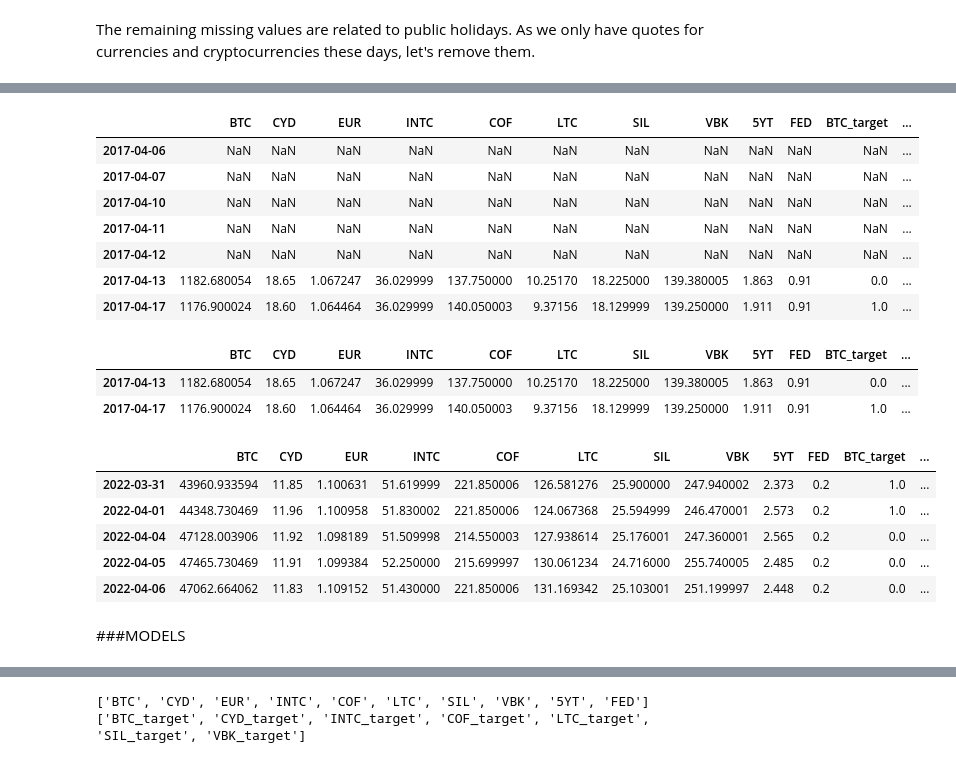
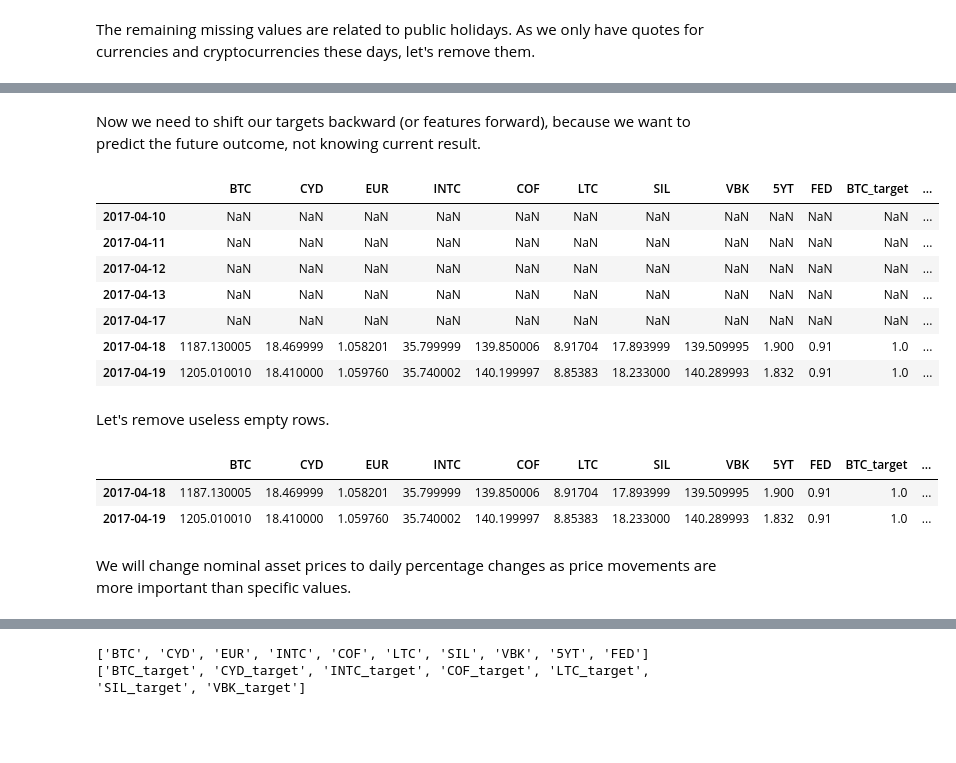
Before and after one commit to tomasz-te/Assets-prices-prediction, a Jupyter notebook: Assets_prices_prediction.ipynb, the cells around one changed output, grey strips where cells are left out. Cells and saved outputs as stored; diff of their text form; code cells hidden in the pictures; blank space fills up the shorter version.

```diff
--- a/Assets_prices_prediction.ipynb
+++ b/Assets_prices_prediction.ipynb
@@ -100,6 +90,2 @@ See the caveats in the documentation: https://pandas.pydata.org/pandas-docs/stab
 # %%
 data = data.rename(columns={'BTC-USD':'BTC','EURUSD=X':'EUR','KC=F':'COF','LTC-USD':'LTC','SI=F':'SIL','^FVX':'5YT','FEDFUNDS':'FED'})
-# %%
-for column in data:
-  data[column].plot().set_title(column)
-  plt.show()
@@ -121,8 +112,8 @@ Index(['BTC', 'CYD', 'EUR', 'INTC', 'COF', 'LTC', 'SIL', 'VBK', '5YT', 'FED'], d
 # %%
-# Preparing targets for assets. Will price go up in next 5 days?
+WINDOW = 5
 assets_to_predict = ['BTC', 'CYD', 'INTC', 'COF', 'LTC', 'SIL', 'VBK']
 for asset in assets_to_predict:
-    data[asset + "_target"] = data.rolling(6).apply(lambda x: x.iloc[5] > x.iloc[0])[asset]
+    data[asset + "_target"] = data.rolling(WINDOW+1).apply(lambda x: x.iloc[WINDOW] > x.iloc[0])[asset]
 # %%
 data.iloc[:8]
 # %% [output]
@@ -138,23 +129,26 @@ data.iloc[:8]
+# %% [markdown]
+Now we need to shift our targets backward (or features forward), because we want to predict the future outcome, not knowing current result.
 # %%
-# Now we need to shift our targets backward (or features forward), because we want to predict the future outcome, not knowing current result.
 for column in data:
   if "target" not in column:
-    data[column]=data[column].shift(5)
+    data[column]=data[column].shift(WINDOW)
 # %%
-data.head(7)
+data.head(WINDOW+2)
 # %% [output]
 |  | BTC | CYD | EUR | INTC | COF | LTC | SIL | VBK | 5YT | FED | BTC_target | ... |
-| 2017-04-06 | NaN | NaN | NaN | NaN | NaN | NaN | NaN | NaN | NaN | NaN | NaN | ... |
-| 2017-04-07 | NaN | NaN | NaN | NaN | NaN | NaN | NaN | NaN | NaN | NaN | NaN | ... |
 | 2017-04-10 | NaN | NaN | NaN | NaN | NaN | NaN | NaN | NaN | NaN | NaN | NaN | ... |
 | 2017-04-11 | NaN | NaN | NaN | NaN | NaN | NaN | NaN | NaN | NaN | NaN | NaN | ... |
 | 2017-04-12 | NaN | NaN | NaN | NaN | NaN | NaN | NaN | NaN | NaN | NaN | NaN | ... |
-| 2017-04-13 | 1182.680054 | 18.65 | 1.067247 | 36.029999 | 137.750000 | 10.25170 | 18.225000 | 139.380005 | 1.863 | 0.91 | 0.0 | ... |
-| 2017-04-17 | 1176.900024 | 18.60 | 1.064464 | 36.029999 | 140.050003 | 9.37156 | 18.129999 | 139.250000 | 1.911 | 0.91 | 1.0 | ... |
+| 2017-04-13 | NaN | NaN | NaN | NaN | NaN | NaN | NaN | NaN | NaN | NaN | NaN | ... |
+| 2017-04-17 | NaN | NaN | NaN | NaN | NaN | NaN | NaN | NaN | NaN | NaN | NaN | ... |
+| 2017-04-18 | 1187.130005 | 18.469999 | 1.058201 | 35.799999 | 139.850006 | 8.91704 | 17.893999 | 139.509995 | 1.900 | 0.91 | 1.0 | ... |
+| 2017-04-19 | 1205.010010 | 18.410000 | 1.059760 | 35.740002 | 140.199997 | 8.85383 | 18.233000 | 140.289993 | 1.832 | 0.91 | 1.0 | ... |
+# %% [markdown]
+Let's remove useless empty rows.
 # %%
-data = data.iloc[5:]
+data = data.iloc[WINDOW:]
 data.head(2)
 # %% [output]
 |  | BTC | CYD | EUR | INTC | COF | LTC | SIL | VBK | 5YT | FED | BTC_target | ... |
-| 2017-04-13 | 1182.680054 | 18.65 | 1.067247 | 36.029999 | 137.750000 | 10.25170 | 18.225000 | 139.380005 | 1.863 | 0.91 | 0.0 | ... |
-| 2017-04-17 | 1176.900024 | 18.60 | 1.064464 | 36.029999 | 140.050003 | 9.37156 | 18.129999 | 139.250000 | 1.911 | 0.91 | 1.0 | ... |
+| 2017-04-18 | 1187.130005 | 18.469999 | 1.058201 | 35.799999 | 139.850006 | 8.91704 | 17.893999 | 139.509995 | 1.900 | 0.91 | 1.0 | ... |
+| 2017-04-19 | 1205.010010 | 18.410000 | 1.059760 | 35.740002 | 140.199997 | 8.85383 | 18.233000 | 140.289993 | 1.832 | 0.91 | 1.0 | ... |
@@ -163,11 +154,0 @@ data.to_csv('Assets_prices_prediction.csv')
-# %%
-data.tail()
-# %% [output]
-|  | BTC | CYD | EUR | INTC | COF | LTC | SIL | VBK | 5YT | FED | BTC_target | ... |
-| 2022-03-31 | 43960.933594 | 11.85 | 1.100631 | 51.619999 | 221.850006 | 126.581276 | 25.900000 | 247.940002 | 2.373 | 0.2 | 1.0 | ... |
-| 2022-04-01 | 44348.730469 | 11.96 | 1.100958 | 51.830002 | 221.850006 | 124.067368 | 25.594999 | 246.470001 | 2.573 | 0.2 | 1.0 | ... |
-| 2022-04-04 | 47128.003906 | 11.92 | 1.098189 | 51.509998 | 214.550003 | 127.938614 | 25.176001 | 247.360001 | 2.565 | 0.2 | 0.0 | ... |
-| 2022-04-05 | 47465.730469 | 11.91 | 1.099384 | 52.250000 | 215.699997 | 130.061234 | 24.716000 | 255.740005 | 2.485 | 0.2 | 0.0 | ... |
-| 2022-04-06 | 47062.664062 | 11.83 | 1.109152 | 51.430000 | 221.850006 | 131.169342 | 25.103001 | 251.199997 | 2.448 | 0.2 | 0.0 | ... |
-# %% [markdown]
-###MODELS
@@ -173,0 +158,2 @@ data.tail()
+# %% [markdown]
+We will change nominal asset prices to daily percentage changes as price movements are more important than specific values.
```
Also changed, not shown: parts of 31 cells of this notebook.
